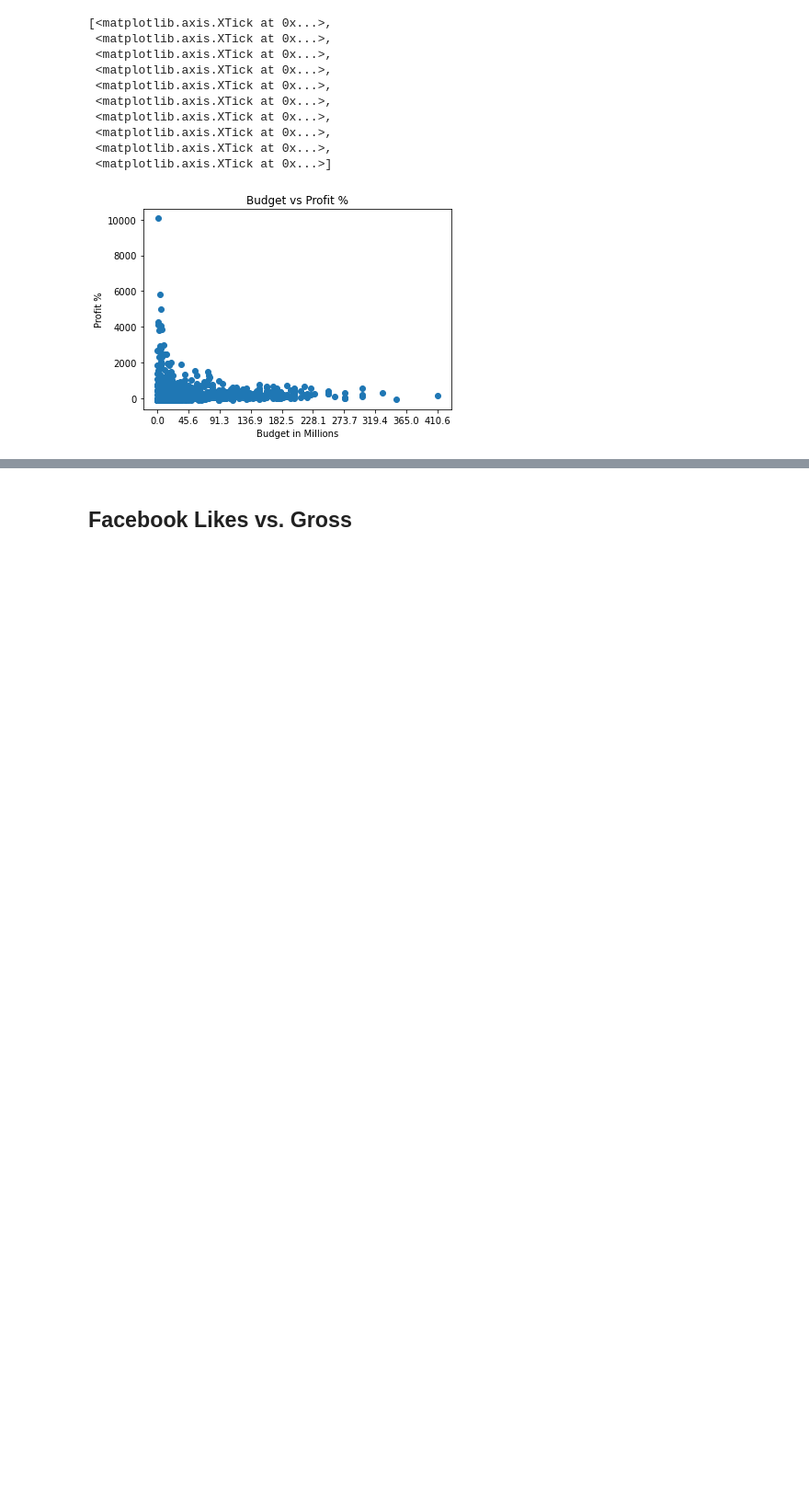
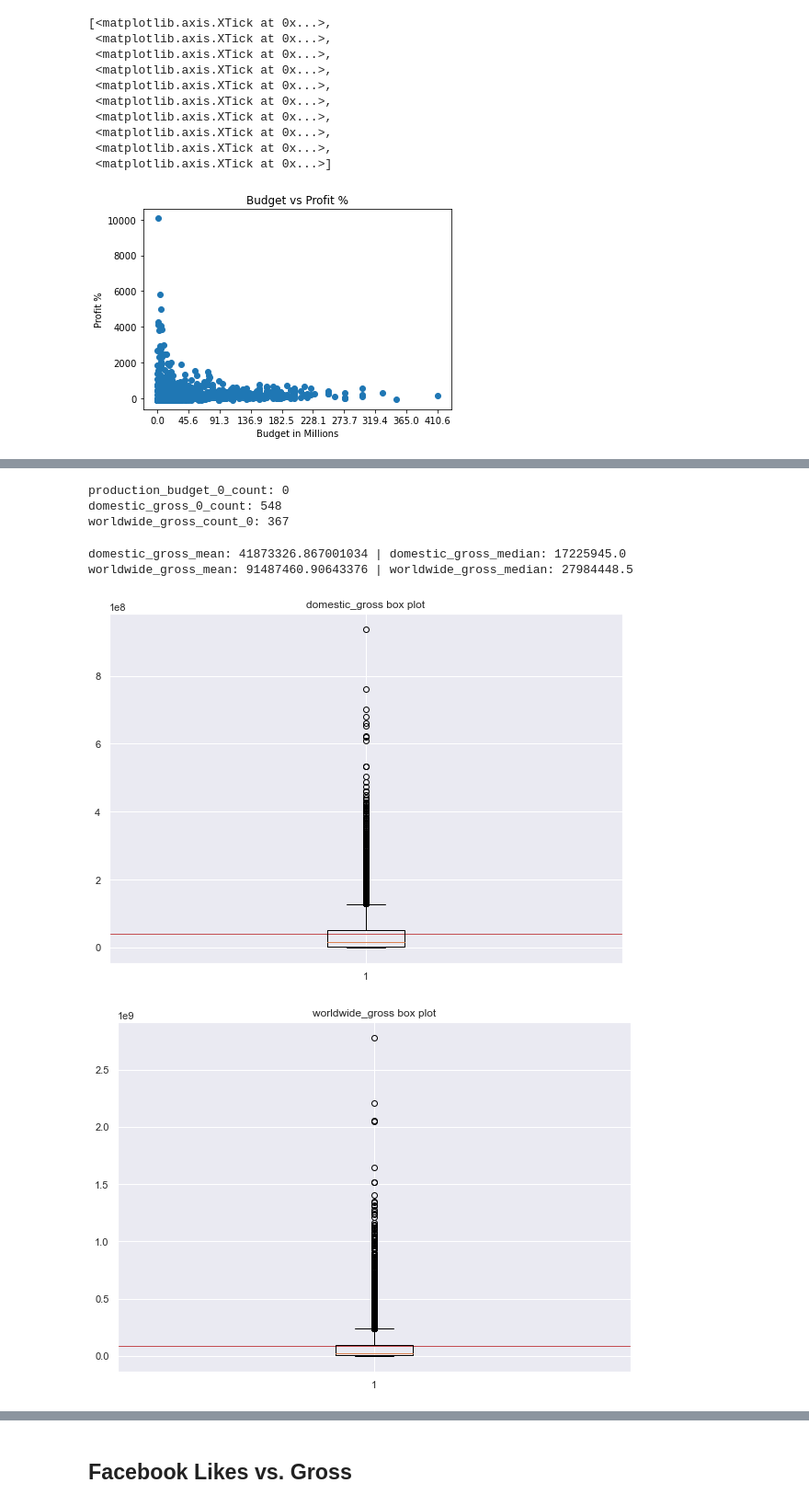
Before and after one commit to FeritYikar/ds-phase1-project, a Jupyter notebook: Master Notebook.ipynb, the cells around one changed output, grey strips where cells are left out. Shown at 92% size. Cells and saved outputs as stored; diff of their text form; code cells hidden in the pictures; blank space fills up the shorter version.

```diff
--- a/Master Notebook.ipynb
+++ b/Master Notebook.ipynb
@@ -1185,0 +1120,14 @@ ax.set_xticks(xticks)
+# %%
+# We run this code to achieve the desired formatting for the financial figures on each coloumn needed
+
+tn_movies_budgets['production_budget'] = tn_movies_budgets['production_budget'].apply(lambda x: x.replace(',', ''))
+tn_movies_budgets['production_budget'] = tn_movies_budgets['production_budget'].apply(lambda x: x.replace('$', ''))
+tn_movies_budgets['production_budget'] = tn_movies_budgets['production_budget'].astype(int)
+
+tn_movies_budgets['domestic_gross'] = tn_movies_budgets['domestic_gross'].apply(lambda x: x.replace(',', ''))
+tn_movies_budgets['domestic_gross'] = tn_movies_budgets['domestic_gross'].apply(lambda x: x.replace('$', ''))
+tn_movies_budgets['domestic_gross'] = tn_movies_budgets['domestic_gross'].astype(int)
+
+tn_movies_budgets['worldwide_gross'] = tn_movies_budgets['worldwide_gross'].apply(lambda x: x.replace(',', ''))
+tn_movies_budgets['worldwide_gross'] = tn_movies_budgets['worldwide_gross'].apply(lambda x: x.replace('$', ''))
+tn_movies_budgets['worldwide_gross'] = tn_movies_budgets['worldwide_gross'].astype(int)
@@ -1185,0 +1144,51 @@ ax.set_xticks(xticks)
+# %%
+# We shall search for a count of these '0' values if they exist
+production_budget_0_count = (tn_movies_budgets['production_budget'] == 0).sum()
+domestic_gross_0_count = (tn_movies_budgets['domestic_gross'] == 0).sum()
+worldwide_gross_0_count = (tn_movies_budgets['worldwide_gross'] == 0).sum()
+
+print(f'production_budget_0_count: {production_budget_0_count}')
+print(f'domestic_gross_0_count: {domestic_gross_0_count}')
+print(f'worldwide_gross_count_0: {worldwide_gross_0_count}')
+
+# We can see there are hundreds of values missing in the domestic and gross count.
+# These are essentially null values and need to be dealt with before analysis
+# %% [output]
+production_budget_0_count: 0
+domestic_gross_0_count: 548
+worldwide_gross_count_0: 367
+# %%
+# When dealing with null values, we can use the mean, median or drop the rows
+# Dropping rows is the last resort as preservation of data is important
+
+domestic_gross_mean = tn_movies_budgets['domestic_gross'].mean()
+worldwide_gross_mean = tn_movies_budgets['worldwide_gross'].mean()
+
+domestic_gross_median = tn_movies_budgets['domestic_gross'].median()
+worldwide_gross_median = tn_movies_budgets['worldwide_gross'].median()
+
+print(f'domestic_gross_mean: {domestic_gross_mean} | domestic_gross_median: {domestic_gross_median}')
+print(f'worldwide_gross_mean: {worldwide_gross_mean} | worldwide_gross_median: {worldwide_gross_median}')
+
+# As we see, the median is substatially lower than the mean.
+# %% [output]
+domestic_gross_mean: 41873326.867001034 | domestic_gross_median: 17225945.0
+worldwide_gross_mean: 91487460.90643376 | worldwide_gross_median: 27984448.5
+# %%
+fig, ax = plt.subplots(figsize=(10,7))
+ax.axhline(y=domestic_gross_mean, linewidth=1, color='r')
+plt.boxplot(tn_movies_budgets['domestic_gross'])
+ax.set_title('domestic_gross box plot')
+plt.show();
+
+fig, ax = plt.subplots(figsize=(10,7))
+ax.axhline(y=worldwide_gross_mean, linewidth=1, color='r')
+plt.boxplot(tn_movies_budgets['worldwide_gross'])
+ax.set_title('worldwide_gross box plot');
+
+# From the boxplot, in both cases that there are many points beyond the 75th percentile. There is even an outlier.
+# Because of this, the mean (red line) is heavily skewed.
+# To mitigate this, the median (orange line) should be prioritised.
+# %% [output]
+[figure, added]
+[figure, added]
```
Also changed, not shown: parts of 100 cells of this notebook, 8 other files.
